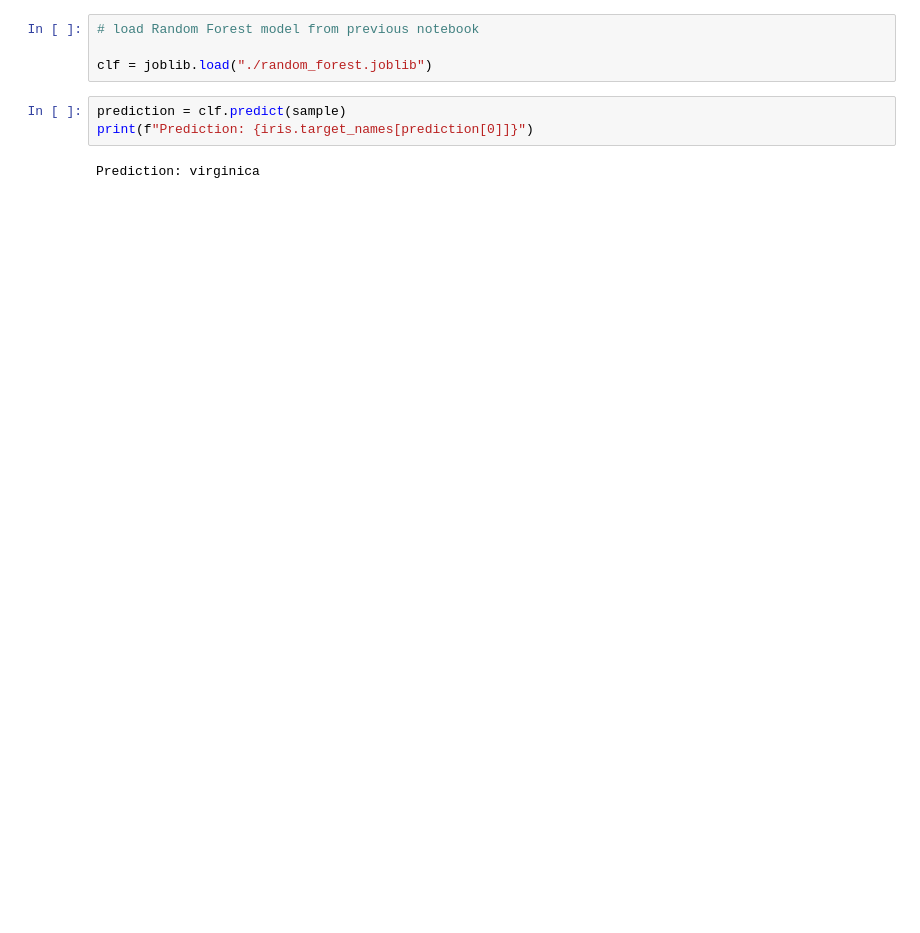
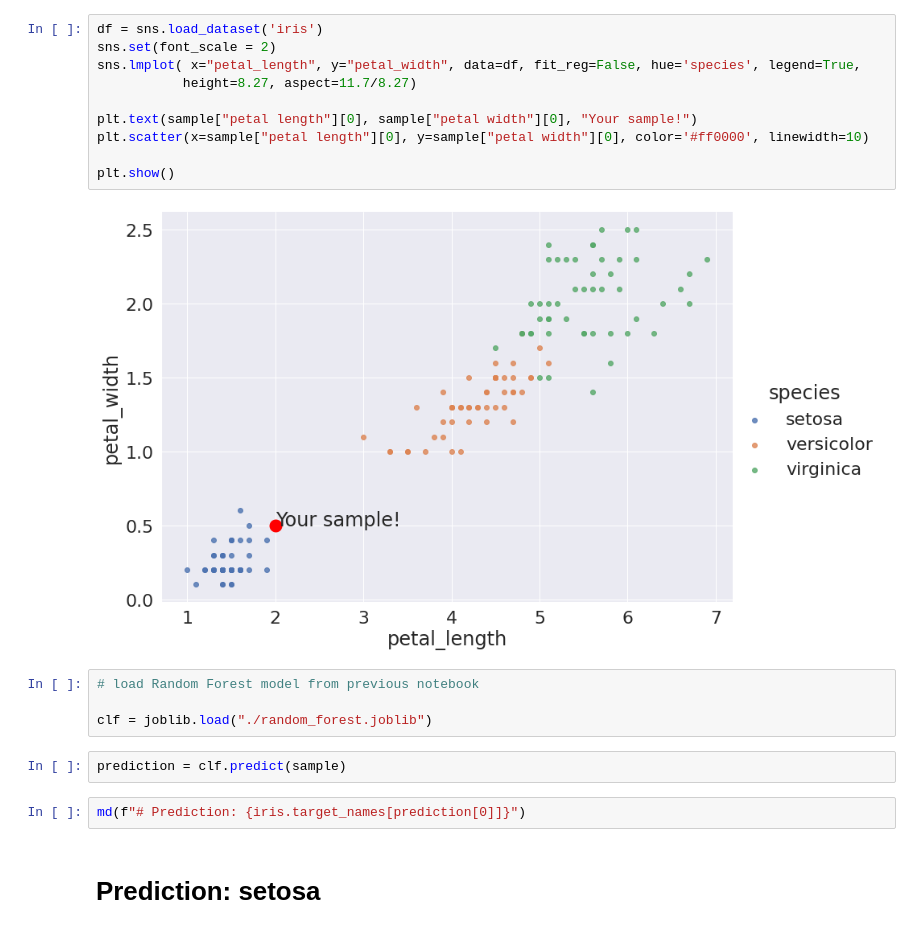
Before and after one commit to pplonski/ml-model-slides, a Jupyter notebook: predict-ML-model.ipynb, the cells around one changed output. Saved outputs shown, nothing was run; the diff lists cells and outputs as text; blank space fills up the shorter version.

```diff
--- a/predict-ML-model.ipynb
+++ b/predict-ML-model.ipynb
@@ -42,9 +84,22 @@ sample
+# %%
+df = sns.load_dataset('iris')
+sns.set(font_scale = 2)
+sns.lmplot( x="petal_length", y="petal_width", data=df, fit_reg=False, hue='species', legend=True,
+           height=8.27, aspect=11.7/8.27)
+
+plt.text(sample["petal length"][0], sample["petal width"][0], "Your sample!")
+plt.scatter(x=sample["petal length"][0], y=sample["petal width"][0], color='#ff0000', linewidth=10)
+
+plt.show()
+# %% [output]
+[figure, added]
 # %%
 # load Random Forest model from previous notebook
 
 clf = joblib.load("./random_forest.joblib")
+# %%
+prediction = clf.predict(sample)
 # %%
-prediction = clf.predict(sample)
-print(f"Prediction: {iris.target_names[prediction[0]]}")
+md(f"# Prediction: {iris.target_names[prediction[0]]}")
 # %% [output]
-Prediction: virginica
+# Prediction: setosa
```
Also changed, not shown: parts of 12 cells of this notebook.
